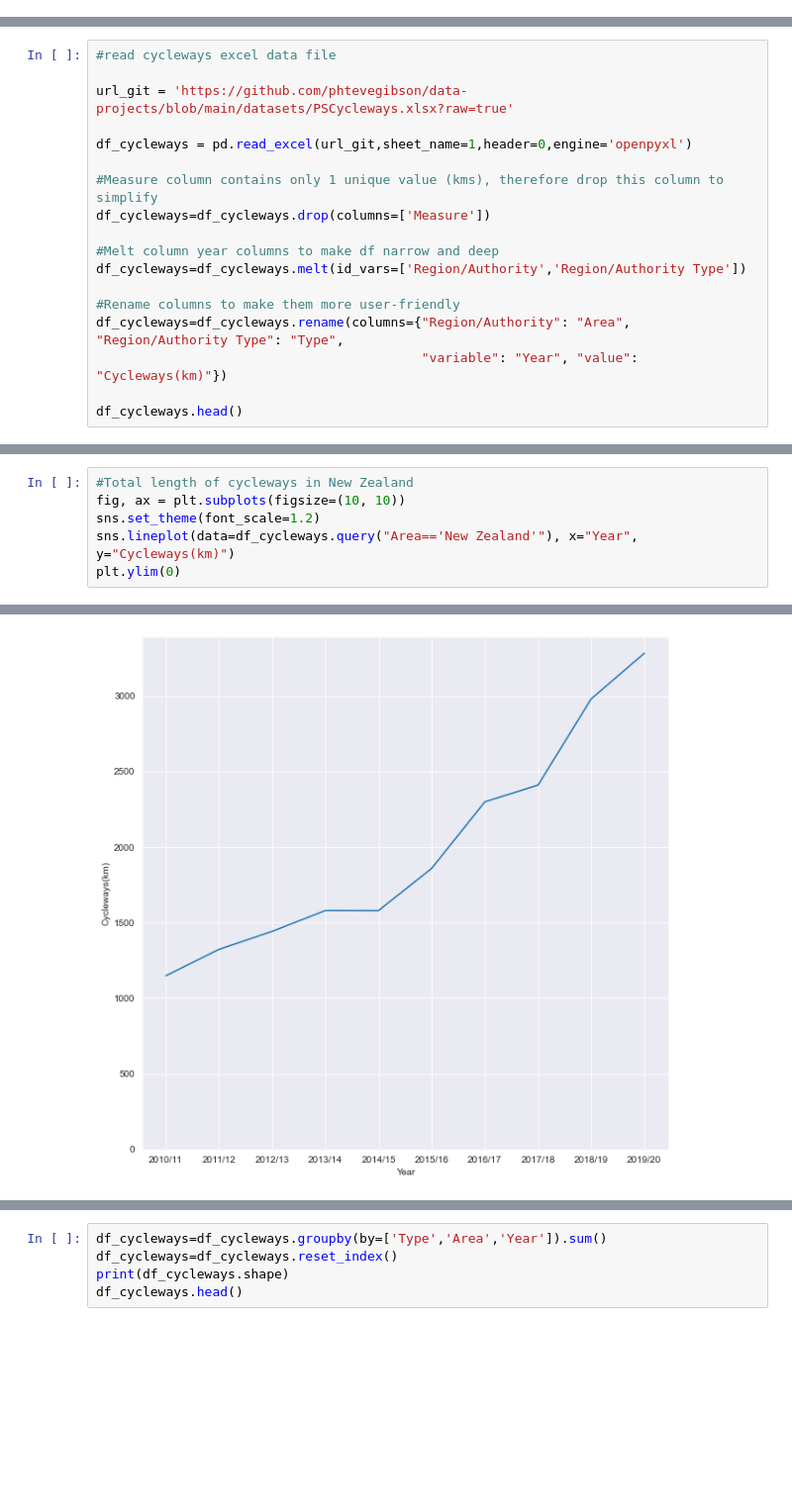
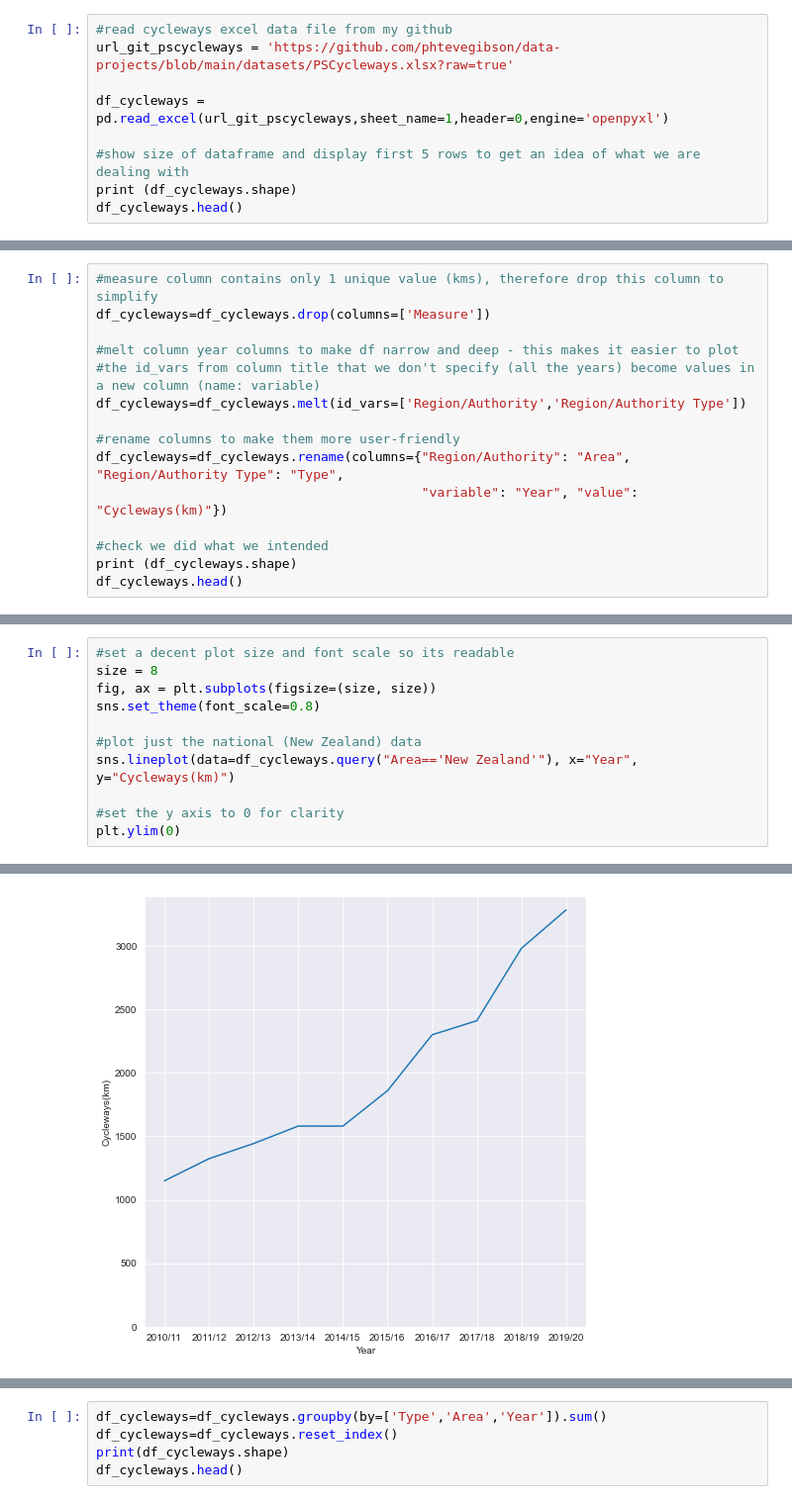
Before and after one commit to StephenTGibson/data-projects, a Jupyter notebook: notebooks/Cycleways and their impact.ipynb, the cells around one changed output, grey strips where cells are left out. Shown: that part at 99% size. Saved outputs shown, nothing was run; the diff lists cells and outputs as text; blank space fills up the shorter version.

```diff
--- a/notebooks/Cycleways and their impact.ipynb
+++ b/notebooks/Cycleways and their impact.ipynb
@@ -11,0 +70,9 @@ sns.set_style('darkgrid')
+# %%
+#read cycleways excel data file from my github
+url_git_pscycleways = 'https://github.com/phtevegibson/data-projects/blob/main/datasets/PSCycleways.xlsx?raw=true'
+
+df_cycleways = pd.read_excel(url_git_pscycleways,sheet_name=1,header=0,engine='openpyxl')
+
+#show size of dataframe and display first 5 rows to get an idea of what we are dealing with
+print (df_cycleways.shape)
+df_cycleways.head()
@@ -12,19 +87,16 @@ sns.set_style('darkgrid')
 # %%
-#read cycleways excel data file
-
-url_git = 'https://github.com/phtevegibson/data-projects/blob/main/datasets/PSCycleways.xlsx?raw=true'
-
-df_cycleways = pd.read_excel(url_git,sheet_name=1,header=0,engine='openpyxl')
-
-#Measure column contains only 1 unique value (kms), therefore drop this column to simplify
+#measure column contains only 1 unique value (kms), therefore drop this column to simplify
 df_cycleways=df_cycleways.drop(columns=['Measure'])
 
-#Melt column year columns to make df narrow and deep
+#melt column year columns to make df narrow and deep - this makes it easier to plot
+#the id_vars from column title that we don't specify (all the years) become values in a new column (name: variable)
 df_cycleways=df_cycleways.melt(id_vars=['Region/Authority','Region/Authority Type'])
 
-#Rename columns to make them more user-friendly
+#rename columns to make them more user-friendly
 df_cycleways=df_cycleways.rename(columns={"Region/Authority": "Area", "Region/Authority Type": "Type",
                                           "variable": "Year", "value": "Cycleways(km)"})
 
+#check we did what we intended
+print (df_cycleways.shape)
 df_cycleways.head()
 # %% [output]
@@ -37,9 +112,14 @@ df_cycleways.head()
 # %%
-#Total length of cycleways in New Zealand
-fig, ax = plt.subplots(figsize=(10, 10))
-sns.set_theme(font_scale=1.2)
+#set a decent plot size and font scale so its readable
+size = 8
+fig, ax = plt.subplots(figsize=(size, size))
+sns.set_theme(font_scale=0.8)
+
+#plot just the national (New Zealand) data
 sns.lineplot(data=df_cycleways.query("Area=='New Zealand'"), x="Year", y="Cycleways(km)")
+
+#set the y axis to 0 for clarity
 plt.ylim(0)
 # %% [output]
 (0.0, 3390.0275)
-[figure, old version]
+[figure, new version]
```
Also changed, not shown: parts of 106 cells of this notebook.
